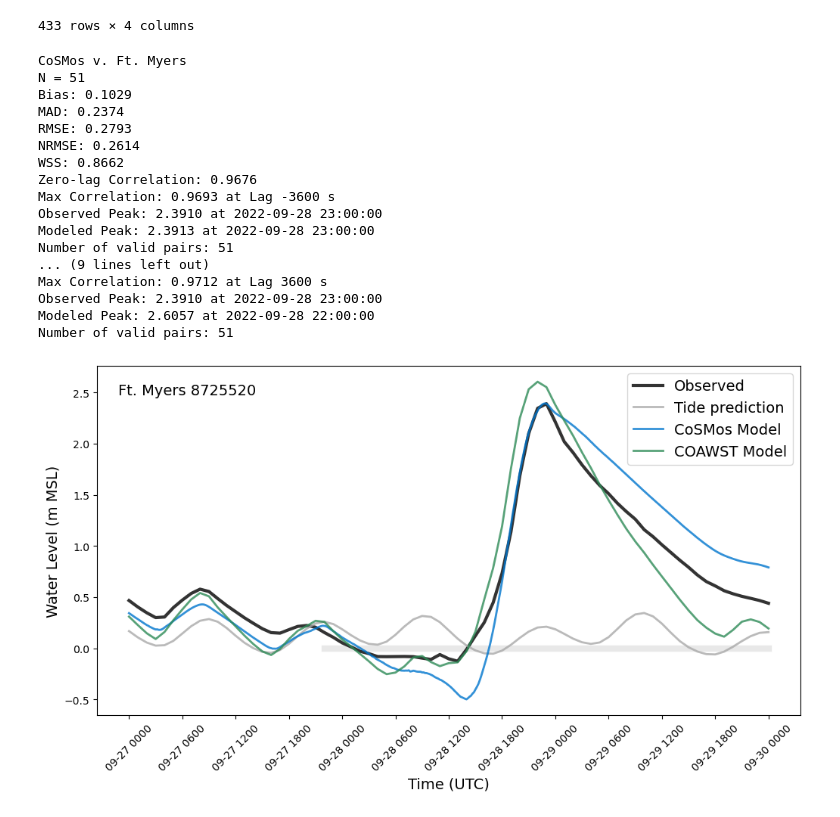
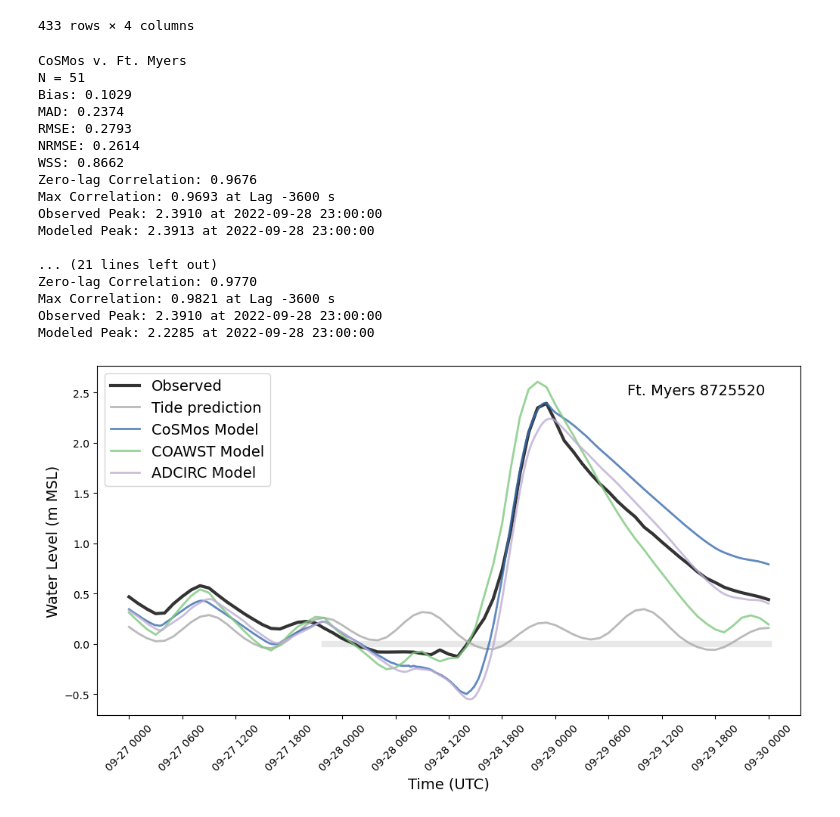
Before and after one commit to csherwood-usgs/NOPP_comparison, a Jupyter notebook: BAMS_FtMeyers_TS.ipynb, the cells around one changed output. Drawn from its saved outputs; the diff is of its cells as text; code cells hidden in the pictures.

Commit message:
added ADCIRC

```diff
--- a/BAMS_FtMeyers_TS.ipynb
+++ b/BAMS_FtMeyers_TS.ipynb
@@ -66,3 +66,20 @@ df_obs
 | 71 | 2022/09/29 | 23:00 | 0.151 | 0.467 | 2022-09-29 23:00:00 |
 | 72 | 2022/09/30 | 00:00 | 0.158 | 0.440 | 2022-09-30 00:00:00 |
 73 rows × 5 columns
+# %%
+# Read ADCIRC data (GMT, m NAVD88)
+data_dir = "F:/crs/proj/2025_NOPP_comparison/BAMS_figure/ADCIRC/"
+fn = 'ADCIRC_FtMyers_water_level.csv'
+df = pd.read_csv(data_dir+fn)
+df.rename(columns={"water level (m NAVD88)": "water level"}, inplace=True)
+
+# Compute delta_t in seconds
+df["time"] = pd.to_datetime(df["DateTime"], format='mixed')
+delta_t = (df["time"].diff().dropna().dt.total_seconds()).iloc[0]
+print('Delta_t: ', delta_t)
+# Clip to plot times
+df = df[(df["time"] >= plot_start_time) & (df["time"] <= plot_end_time)]
+# Convert from NAVD88 to MSL (per Rick L.)
+df['water level'] += 0.125
+df_adcirc = df
+df_adcirc
@@ -130,13 +162,18 @@ Delta_t:  600.0
 # Create an instance of wl_stats
 cosmos_stats = wl_stats('CoSMos', df_cosmos, 'Ft. Myers', df_obs, stats_start_time, stats_end_time)
 print(cosmos_stats.generate_summary())
-cosmos_stats.write_csv("cosmos_stats_output.csv")
+cosmos_stats.write_csv("stats_output.csv")
 
 # Create an instance of wl_stats
 coawst_stats = wl_stats('COAWST', df_coawst, 'Ft. Myers', df_obs, stats_start_time, stats_end_time)
 print( )
 print(coawst_stats.generate_summary())
-coawst_stats.write_csv("coawst_stats_output.csv")
+coawst_stats.write_csv("stats_output.csv")
+
+coawst_stats = wl_stats('ADCIRC', df_adcirc, 'Ft. Myers', df_obs, stats_start_time, stats_end_time)
+print( )
+print(coawst_stats.generate_summary())
+coawst_stats.write_csv("stats_output.csv")
 # %% [output]
 CoSMos v. Ft. Myers
 N = 51
@@ -149,37 +186,39 @@ Zero-lag Correlation: 0.9676
 Max Correlation: 0.9693 at Lag -3600 s
 Observed Peak: 2.3910 at 2022-09-28 23:00:00
 Modeled Peak: 2.3913 at 2022-09-28 23:00:00
-Number of valid pairs: 51
-... (9 lines left out)
-Max Correlation: 0.9712 at Lag 3600 s
+
+... (21 lines left out)
+Zero-lag Correlation: 0.9770
+Max Correlation: 0.9821 at Lag -3600 s
 Observed Peak: 2.3910 at 2022-09-28 23:00:00
-Modeled Peak: 2.6057 at 2022-09-28 22:00:00
-Number of valid pairs: 51
+Modeled Peak: 2.2285 at 2022-09-28 23:00:00
 # %%
 # Plot all three time series
 
 fig, ax = plt.subplots(1,1, figsize=(12, 6))
 plt.plot([stats_start_time, stats_end_time],[0, 0],'-',linewidth=6, color='lightgray', alpha = .5)
 plt.plot(df_obs["time"], df_obs["water level"], label="Observed", color="black", alpha=.8, linewidth=3)
 plt.plot(df_obs["time"], df_obs["Predicted (m)"], label="Tide prediction", alpha=.8, color='darkgray', linewidth=2)
-plt.plot(df_cosmos["time"], df_cosmos["water level"], label="CoSMos Model", color=delft_blue, alpha=.8, linewidth=2)
-plt.plot(df_coawst["time"], df_coawst["water level"], label="COAWST Model", color=usgs_green, alpha=.8, linewidth=2)
+plt.plot(df_cosmos["time"], df_cosmos["water level"], label="CoSMos Model", color=cb_blue, alpha=.8, linewidth=2)
+plt.plot(df_coawst["time"], df_coawst["water level"], label="COAWST Model", color=cb_green, alpha=.8, linewidth=2)
+plt.plot(df_adcirc["time"], df_adcirc["water level"], label="ADCIRC Model", color=cb_purple, alpha=.8, linewidth=2)
+
 
 
 # Set time axis to label every 6 hours
 #plt.gca().xaxis.set_major_locator(mdates.HourLocator(interval=6))
 plt.gca().xaxis.set_major_locator(mdates.HourLocator(byhour=[0, 6, 12, 18]))
 plt.gca().xaxis.set_major_formatter(mdates.DateFormatter("%m-%d %H%M"))
 
 # Improve readability
 plt.xticks(rotation=45)
 plt.xlabel("Time (UTC)", fontsize=14)
 plt.ylabel("Water Level (m MSL)", fontsize=14)
 plt.legend( fontsize=14)
 ts = 'Ft. Myers 8725520'
-plt.text(.03,.95, ts, ha='left', va='top', transform=ax.transAxes, fontsize=14)
+plt.text(.95,.95, ts, ha='right', va='top', transform=ax.transAxes, fontsize=14)
 figdir = 'F:/crs/proj/2025_NOPP_comparison/BAMS_figure/'
 plt.savefig(figdir+'BAMS_Ft_Meyers_time_series.png', dpi=200, bbox_inches='tight')
 plt.savefig(figdir+'BAMS_Ft_Meyers_time_series.svg', dpi=200, bbox_inches='tight')
 # %% [output]
-[figure, old version]
+[figure, new version]
```
Also changed, not shown: parts of 1 cell of this notebook, 1 other file.
